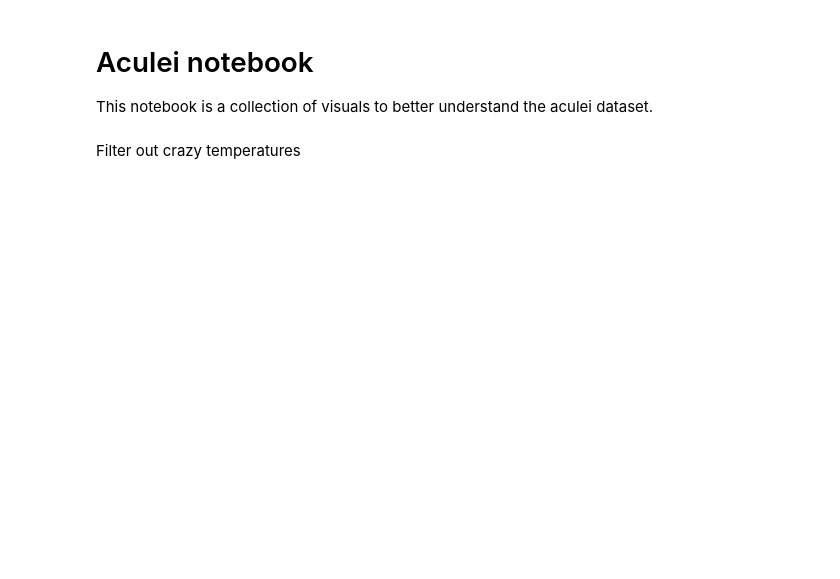
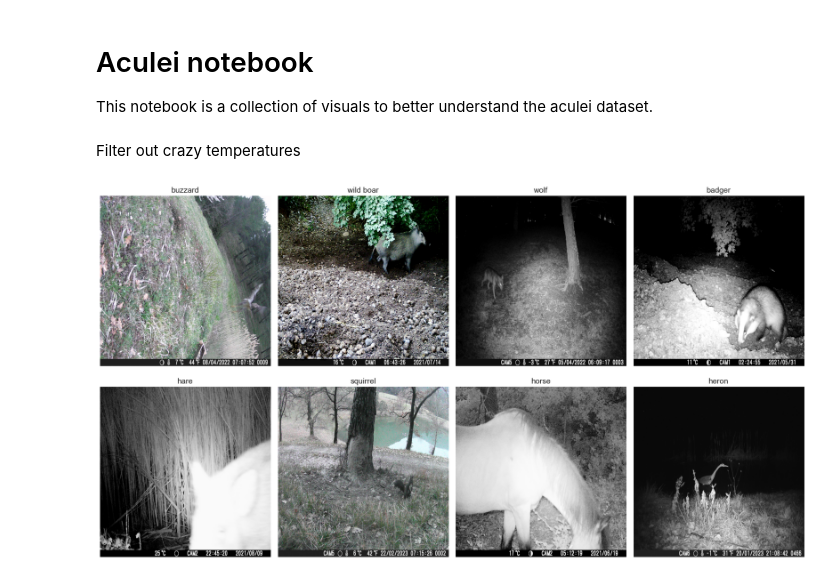
Before and after one commit to aculei/aculei-ai, a Jupyter notebook: viz.ipynb, the cells around one changed output. Cells and saved outputs as stored; diff of their text form; code cells hidden in the pictures; blank space fills up the shorter version.

```diff
--- a/viz.ipynb
+++ b/viz.ipynb
@@ -27,6 +27,27 @@ df = pd.read_csv(os.path.join(data_folder, 'archive.csv'))
 Filter out crazy temperatures
 # %%
 df.temperature = df.temperature.apply(lambda x: x if x > -10 and x < 40 else None)
+# %%
+from PIL import Image
+
+# Ensure we have at least 8 unique samples
+subset = df.sample(200).drop_duplicates(subset=['predicted_animal'], keep='last').sample(8).reset_index()
+
+fig, axes = plt.subplots(2, 4, figsize=(18, 10))
+
+for i, row in subset.iterrows():
+    path = os.path.join(image_folder, row.cam, row.image_name)
+    img = Image.open(path)
+    img = img.resize((2048, 2048))
+    ax = axes[i // 4, i % 4]
+    ax.imshow(img)
+    ax.title.set_text(row.predicted_animal)
+    ax.axis('off')
+
+plt.tight_layout()
+plt.show()
+# %% [output]
+[figure, added]
 # %%
 f, ax = plt.subplots()
 c = sns.countplot(df, x="predicted_animal", hue="predicted_animal", legend=False, palette="Set2", ec="black", ax=ax)
```
Also changed, not shown: parts of 4 cells of this notebook.
